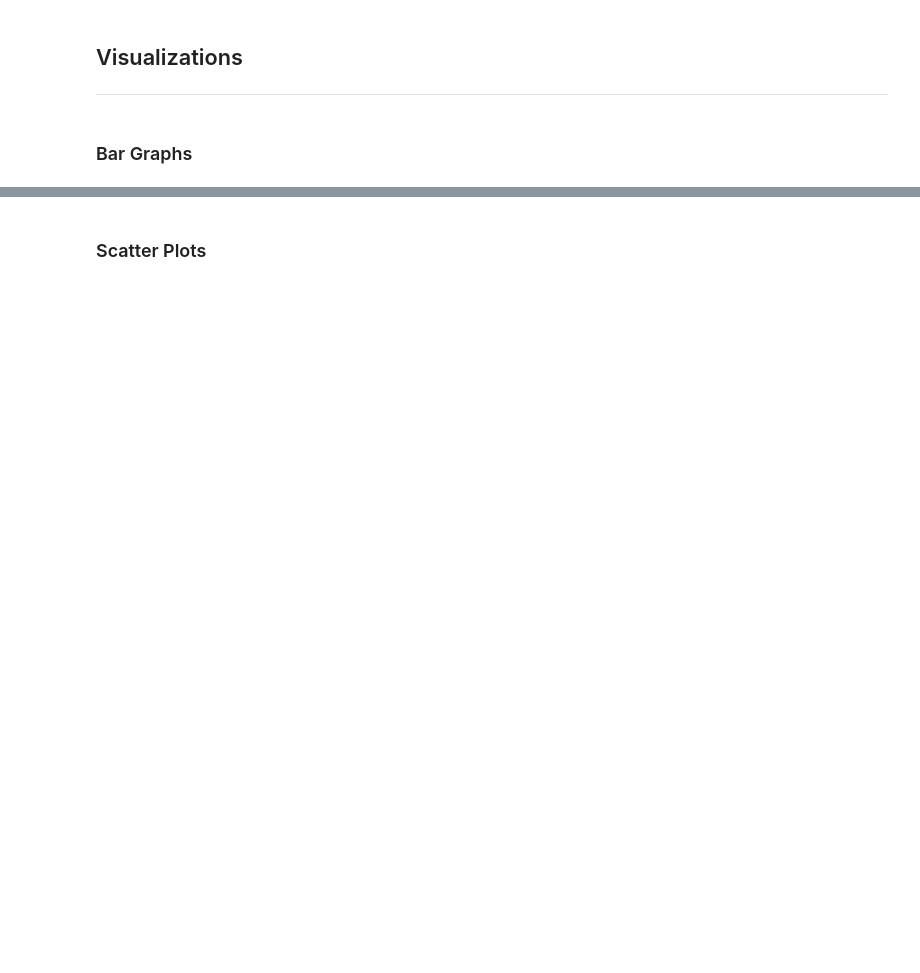
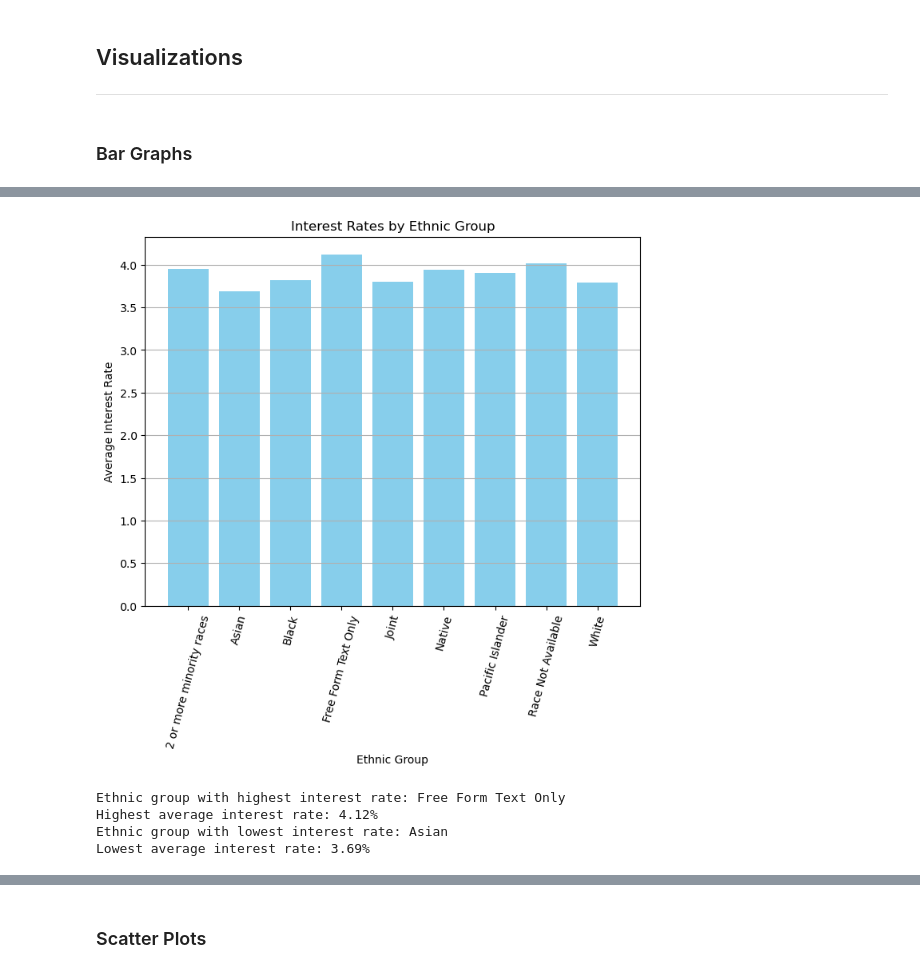
Before and after one commit to PonchoBeBallin/Group_project_Data_Class, a Jupyter notebook: HMDA test.ipynb, the cells around one changed output, grey strips where cells are left out. Drawn from its saved outputs; the diff is of its cells as text; code cells hidden in the pictures; blank space fills up the shorter version.

```diff
--- a/HMDA test.ipynb
+++ b/HMDA test.ipynb
@@ -483,27 +486,33 @@ plt.show()
 # %%
 # Group by ethnic group and calculate the average interest rate
 interest_by_ethnicity = df.groupby("derived_race")["interest_rate"].mean()
 
 # Identify the ethnic group with the highest average interest rate
 highest_interest_ethnicity = interest_by_ethnicity.idxmax()
 highest_interest_rate = interest_by_ethnicity.max()
 
 # Identify the ethnic group with the lowest average interest rate
 lowest_interest_ethnicity = interest_by_ethnicity.idxmin()
 lowest_interest_rate = interest_by_ethnicity.min()
 
 # Create a bar chart to visualize interest rates by ethnic group
 plt.figure(figsize=(8, 6))
 plt.bar(interest_by_ethnicity.index, interest_by_ethnicity.values, color="skyblue")
 plt.xlabel("Ethnic Group")
 plt.ylabel("Average Interest Rate")
 plt.title("Interest Rates by Ethnic Group")
-plt.xticks(rotation=45)
+plt.xticks(rotation=75)
 plt.grid(axis="y")
 plt.show()
 
 print(f"Ethnic group with highest interest rate: {highest_interest_ethnicity}")
 print(f"Highest average interest rate: {highest_interest_rate:.2f}%")
 
 print(f"Ethnic group with lowest interest rate: {lowest_interest_ethnicity}")
 print(f"Lowest average interest rate: {lowest_interest_rate:.2f}%")
+# %% [output]
+[figure, added]
+Ethnic group with highest interest rate: Free Form Text Only
+Highest average interest rate: 4.12%
+Ethnic group with lowest interest rate: Asian
+Lowest average interest rate: 3.69%
```
Also changed, not shown: parts of 32 cells of this notebook.
